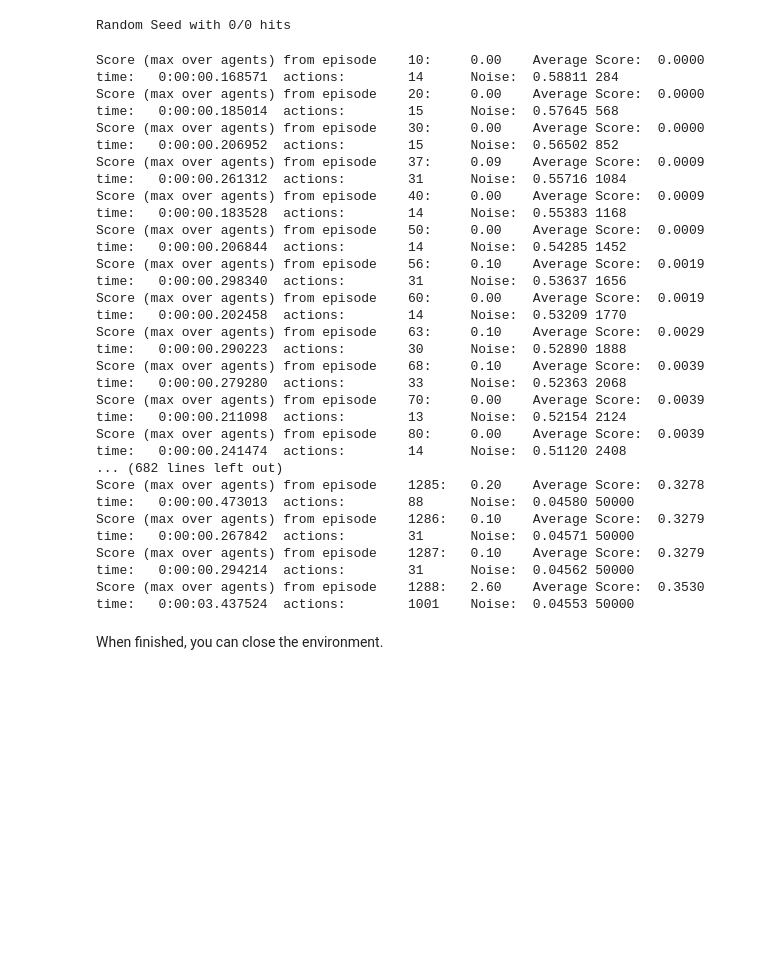
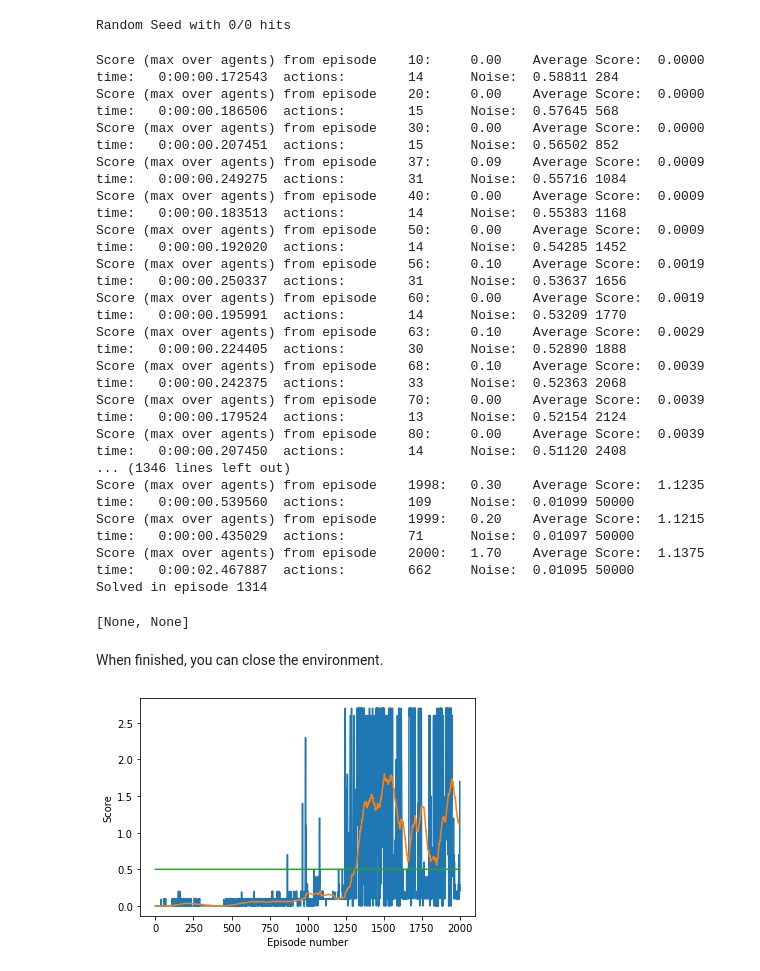
Before and after one commit to tiramon/udacity_drlnd_project3, a Jupyter notebook: tennis-train.ipynb, the cells around one changed output. Cells and saved outputs as stored; diff of their text form; code cells hidden in the pictures; blank space fills up the shorter version.

Commit message:
environment solved and clean final run, final run graphs

```diff
--- a/tennis-train.ipynb
+++ b/tennis-train.ipynb
@@ -264,31 +264,32 @@ for episode in range(1, episodes+1):                                    # play g
     if (solved_episode < 0 and avg_score >= expected_score):
         print('Solved in episode {:d}'.format(episode))
         solved_episode = episode
-        [torch.save(actor.state_dict(), 'solved_{:d}_actor{i}_local.pth'.format(i, episode))for i, actor in enumerate(maddpg.get_actors())]
-        [torch.save(critic.state_dict(), 'solved_{:d}_critic{i}_local.pth'.format(i, episode))for i, critic in enumerate(maddpg.get_critics())]
+        [torch.save(actor.state_dict(), 'solved_{:d}_actor{}_local.pth'.format(episode,i))for i, actor in enumerate(maddpg.get_actors())]
+        [torch.save(critic.state_dict(), 'solved_{:d}_critic{}_local.pth'.format(episode,i))for i, critic in enumerate(maddpg.get_critics())]
 
 print('Solved in episode {}'.format(solved_episode))
 
 [torch.save(actor.state_dict(), 'end_actor{}_local.pth'.format(i))for i, actor in enumerate(maddpg.get_actors())]
 [torch.save(critic.state_dict(), 'end_critic{}_local.pth'.format(i))for i, critic in enumerate(maddpg.get_critics())]
 # %% [output]
-Score (max over agents) from episode    10:     0.00    Average Score:  0.0000  time:   0:00:00.168571  actions:        14      Noise:  0.58811 284
-Score (max over agents) from episode    20:     0.00    Average Score:  0.0000  time:   0:00:00.185014  actions:        15      Noise:  0.57645 568
-Score (max over agents) from episode    30:     0.00    Average Score:  0.0000  time:   0:00:00.206952  actions:        15      Noise:  0.56502 852
-Score (max over agents) from episode    37:     0.09    Average Score:  0.0009  time:   0:00:00.261312  actions:        31      Noise:  0.55716 1084
-Score (max over agents) from episode    40:     0.00    Average Score:  0.0009  time:   0:00:00.183528  actions:        14      Noise:  0.55383 1168
-Score (max over agents) from episode    50:     0.00    Average Score:  0.0009  time:   0:00:00.206844  actions:        14      Noise:  0.54285 1452
-Score (max over agents) from episode    56:     0.10    Average Score:  0.0019  time:   0:00:00.298340  actions:        31      Noise:  0.53637 1656
-Score (max over agents) from episode    60:     0.00    Average Score:  0.0019  time:   0:00:00.202458  actions:        14      Noise:  0.53209 1770
-Score (max over agents) from episode    63:     0.10    Average Score:  0.0029  time:   0:00:00.290223  actions:        30      Noise:  0.52890 1888
-Score (max over agents) from episode    68:     0.10    Average Score:  0.0039  time:   0:00:00.279280  actions:        33      Noise:  0.52363 2068
-Score (max over agents) from episode    70:     0.00    Average Score:  0.0039  time:   0:00:00.211098  actions:        13      Noise:  0.52154 2124
-Score (max over agents) from episode    80:     0.00    Average Score:  0.0039  time:   0:00:00.241474  actions:        14      Noise:  0.51120 2408
-... (682 lines left out)
-Score (max over agents) from episode    1285:   0.20    Average Score:  0.3278  time:   0:00:00.473013  actions:        88      Noise:  0.04580 50000
-Score (max over agents) from episode    1286:   0.10    Average Score:  0.3279  time:   0:00:00.267842  actions:        31      Noise:  0.04571 50000
-Score (max over agents) from episode    1287:   0.10    Average Score:  0.3279  time:   0:00:00.294214  actions:        31      Noise:  0.04562 50000
-Score (max over agents) from episode    1288:   2.60    Average Score:  0.3530  time:   0:00:03.437524  actions:        1001    Noise:  0.04553 50000
+Score (max over agents) from episode    10:     0.00    Average Score:  0.0000  time:   0:00:00.172543  actions:        14      Noise:  0.58811 284
+Score (max over agents) from episode    20:     0.00    Average Score:  0.0000  time:   0:00:00.186506  actions:        15      Noise:  0.57645 568
+Score (max over agents) from episode    30:     0.00    Average Score:  0.0000  time:   0:00:00.207451  actions:        15      Noise:  0.56502 852
+Score (max over agents) from episode    37:     0.09    Average Score:  0.0009  time:   0:00:00.249275  actions:        31      Noise:  0.55716 1084
+Score (max over agents) from episode    40:     0.00    Average Score:  0.0009  time:   0:00:00.183513  actions:        14      Noise:  0.55383 1168
+Score (max over agents) from episode    50:     0.00    Average Score:  0.0009  time:   0:00:00.192020  actions:        14      Noise:  0.54285 1452
+Score (max over agents) from episode    56:     0.10    Average Score:  0.0019  time:   0:00:00.250337  actions:        31      Noise:  0.53637 1656
+Score (max over agents) from episode    60:     0.00    Average Score:  0.0019  time:   0:00:00.195991  actions:        14      Noise:  0.53209 1770
+Score (max over agents) from episode    63:     0.10    Average Score:  0.0029  time:   0:00:00.224405  actions:        30      Noise:  0.52890 1888
+Score (max over agents) from episode    68:     0.10    Average Score:  0.0039  time:   0:00:00.242375  actions:        33      Noise:  0.52363 2068
+Score (max over agents) from episode    70:     0.00    Average Score:  0.0039  time:   0:00:00.179524  actions:        13      Noise:  0.52154 2124
+Score (max over agents) from episode    80:     0.00    Average Score:  0.0039  time:   0:00:00.207450  actions:        14      Noise:  0.51120 2408
+... (1346 lines left out)
+Score (max over agents) from episode    1998:   0.30    Average Score:  1.1235  time:   0:00:00.539560  actions:        109     Noise:  0.01099 50000
+Score (max over agents) from episode    1999:   0.20    Average Score:  1.1215  time:   0:00:00.435029  actions:        71      Noise:  0.01097 50000
+Score (max over agents) from episode    2000:   1.70    Average Score:  1.1375  time:   0:00:02.467887  actions:        662     Noise:  0.01095 50000
+Solved in episode 1314
+[None, None]
 # %% [markdown]
 When finished, you can close the environment.
 # %%
@@ -296,16 +297,18 @@ env.close()
 # %%
 import matplotlib.pyplot as plt
 
 # plot the scores
 fig = plt.figure()
 ax = fig.add_subplot(111)
 plt.plot(np.arange(len(scores)), scores)
 plt.plot(np.arange(len(avg_scores)), avg_scores)
-#plt.plot(np.arange(len(scores)), expected_score*np.ones(len(scores)))
+plt.plot(np.arange(len(scores)), expected_score*np.ones(len(scores)))
 plt.xlabel('Episode number')
 plt.ylabel('Score')
 plt.savefig('graph_trained_{:d}_episodes_{:d}_{:d}.png'.format(len(scores),config['seed']['environment'],config['seed']['agent']), format='png')
 plt.show()
+# %% [output]
+[figure, added]
 # %%
 fig = plt.figure()
 ax = fig.add_subplot(111)
```
Also changed, not shown: parts of 3 cells of this notebook, 14 other files.
